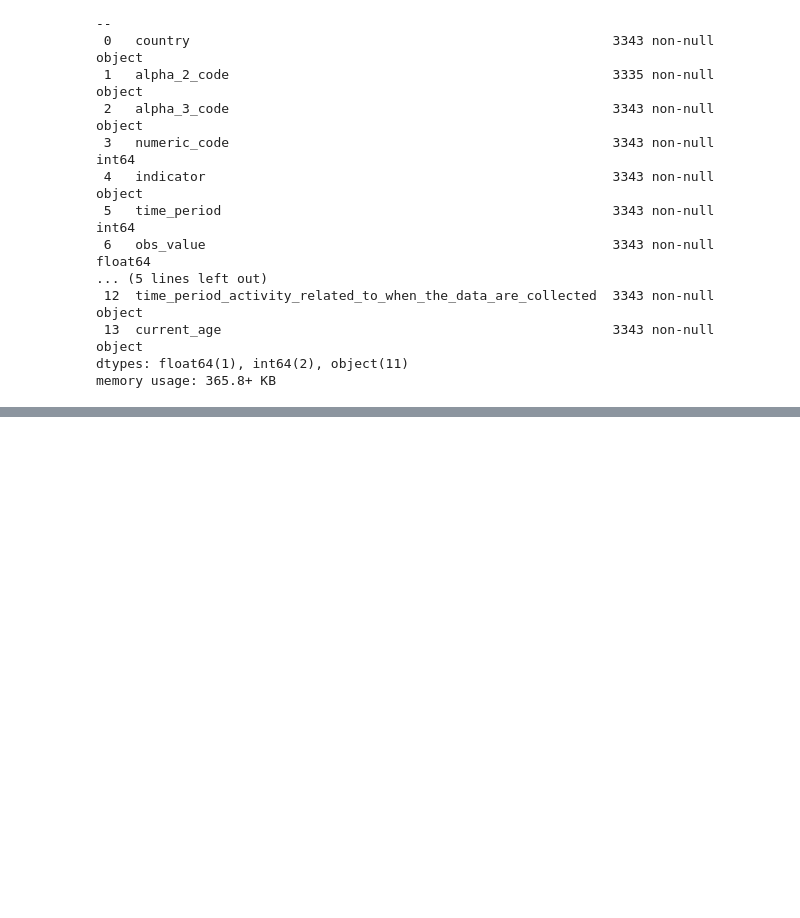
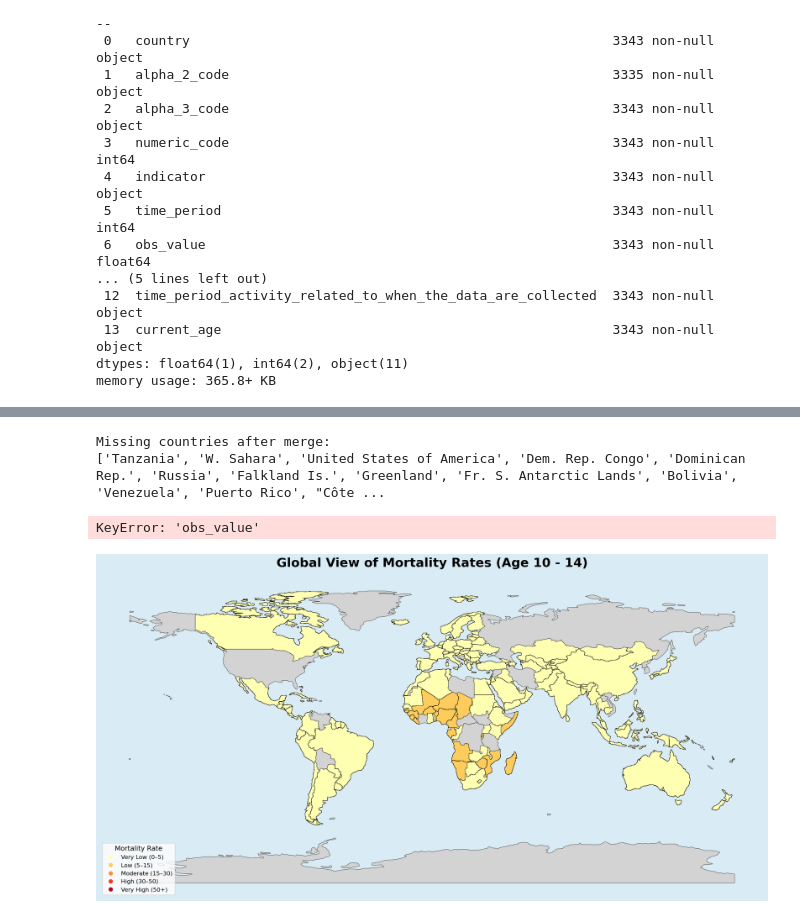
Before and after one commit to AtharvaBhalilkar/prashant-negi-report, a Jupyter notebook: code/data_visualizations.ipynb, the cells around one changed output, grey strips where cells are left out. Drawn from its saved outputs; the diff is of its cells as text; code cells hidden in the pictures; blank space fills up the shorter version.

Commit message:
updates
- visualizations completed and saved

```diff
--- a/code/data_visualizations.ipynb
+++ b/code/data_visualizations.ipynb
@@ -70,0 +83,56 @@ memory usage: 365.8+ KB
+# %%
+def get_country_name(name):
+    try:
+        return pycountry.countries.lookup(name).name
+    except LookupError:
+        return name
+
+data1['country_standardized'] = data1['country'].apply(get_country_name)
+# %%
+merged = world.merge(data1, how="left", left_on="NAME", right_on="country_standardized")
+# %%
+missing = merged[merged['indicator'].isna()]
+print("Missing countries after merge:")
+print(missing['NAME'].tolist())
+# %% [output]
+Missing countries after merge:
+['Tanzania', 'W. Sahara', 'United States of America', 'Dem. Rep. Congo', 'Dominican Rep.', 'Russia', 'Falkland Is.', 'Greenland', 'Fr. S. Antarctic Lands', 'Bolivia', 'Venezuela', 'Puerto Rico', "Côte ...
+# %%
+bins = [0, 5, 15, 30, 50, 1000]
+labels = ['Very Low (0–5)', 'Low (5–15)', 'Moderate (15–30)', 'High (30–50)', 'Very High (50+)']
+
+merged['mortality_bin'] = pd.cut(merged['obs_value'], bins=bins, labels=labels)
+
+colors = ['#ffffb2', '#fecc5c', '#fd8d3c', '#f03b20', '#bd0026']
+cmap = mcolors.ListedColormap(colors)
+
+bin_to_color = dict(zip(labels, range(len(labels))))
+merged['bin_idx'] = merged['mortality_bin'].map(bin_to_color)
+# %% [output]
+KeyError: 'obs_value'
+# %%
+fig, ax = plt.subplots(1, 1, figsize=(20, 10))
+
+fig.patch.set_facecolor('#d9ebf5')
+ax.set_facecolor('#d9ebf5')
+
+merged.plot(
+    column='bin_idx',
+    cmap=cmap,
+    linewidth=0.5,
+    edgecolor='black',
+    ax=ax,
+    legend=False,
+    missing_kwds={"color": "lightgrey", "label": "Missing Data"})
+
+legend_elements = [Line2D([0], [0], marker='o', color='w', label=label,
+                          markerfacecolor=color, markersize=10) for label, color in zip(labels, colors)]
+ax.legend(handles=legend_elements, title="Mortality Rate", loc='lower left', fontsize=12, title_fontsize=14)
+
+ax.set_title('Global View of Mortality Rates (Age 10 - 14)', fontdict={'fontsize': 26, 'fontweight': 'bold'}, pad=20)
+ax.axis('off')
+
+plt.tight_layout()
+plt.show()
+# %% [output]
+[figure, added]
```
Also changed, not shown: parts of 11 cells of this notebook, 14 other files.
